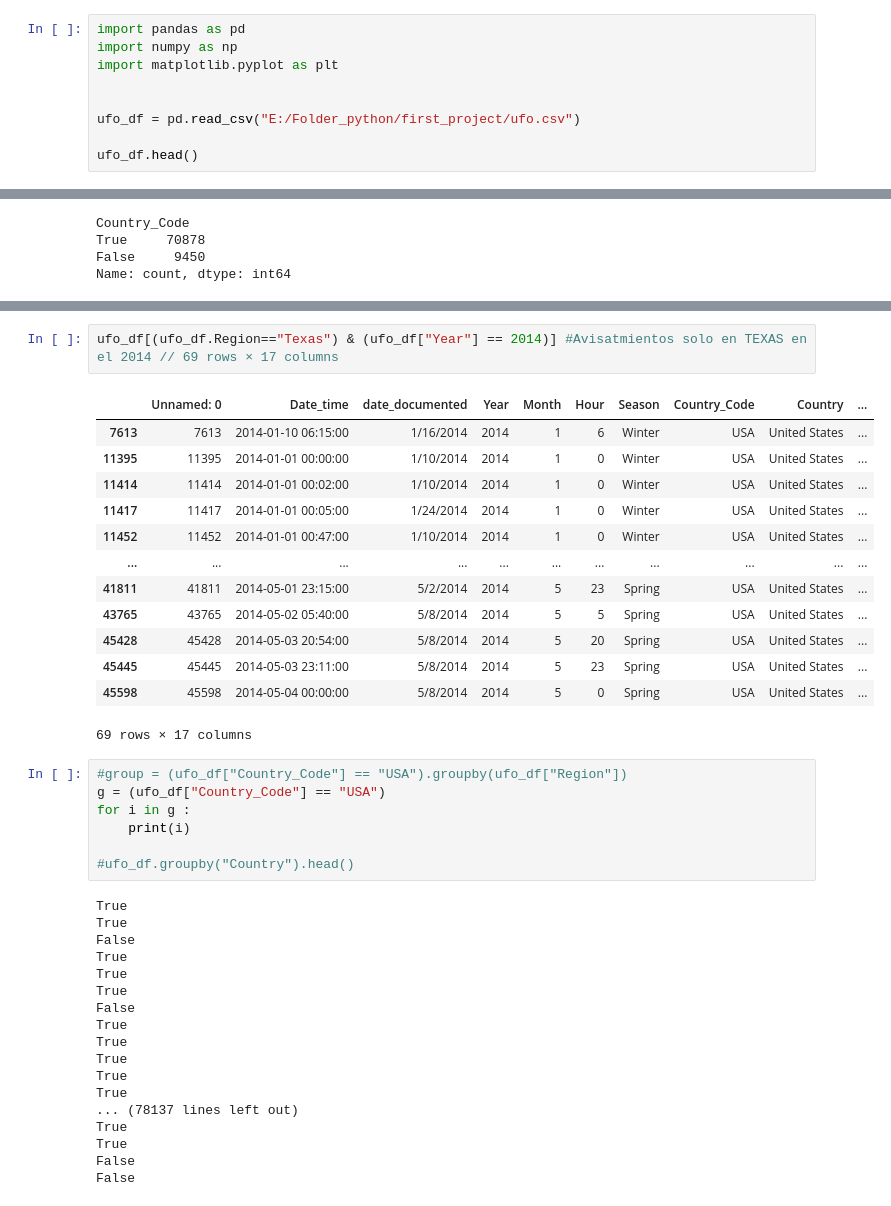
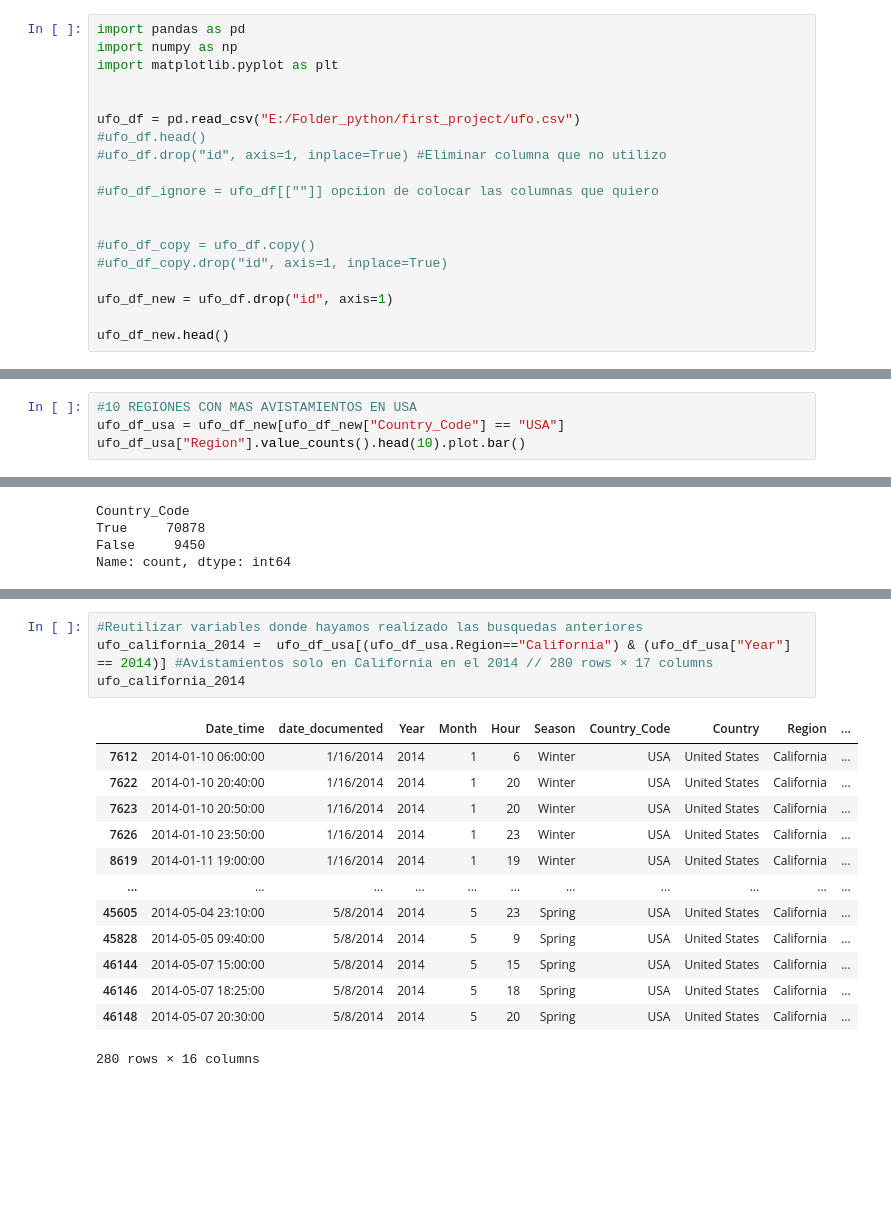
Before and after one commit to awchacon/first_project, a Jupyter notebook: first_project.ipynb, the cells around one changed output, grey strips where cells are left out. Drawn from its saved outputs; the diff is of its cells as text; blank space fills up the shorter version.

```diff
--- a/first_project.ipynb
+++ b/first_project.ipynb
@@ -9,6 +9,16 @@ import matplotlib.pyplot as plt
 
 
 ufo_df = pd.read_csv("E:/Folder_python/first_project/ufo.csv")
+#ufo_df.head()
+#ufo_df.drop("id", axis=1, inplace=True) #Eliminar columna que no utilizo
 
-ufo_df.head()
+#ufo_df_ignore = ufo_df[[""]] opciion de colocar las columnas que quiero
+
+
+#ufo_df_copy = ufo_df.copy()
+#ufo_df_copy.drop("id", axis=1, inplace=True)
+
+ufo_df_new = ufo_df.drop("id", axis=1)
+
+ufo_df_new.head()
 # %% [output]
@@ -119,3 +131,7 @@ United States  California      9625
                Ohio            2430
                Michigan        2056
 Name: count, dtype: int64
+# %%
+#10 REGIONES CON MAS AVISTAMIENTOS EN USA
+ufo_df_usa = ufo_df_new[ufo_df_new["Country_Code"] == "USA"]
+ufo_df_usa["Region"].value_counts().head(10).plot.bar()
@@ -152,41 +173,18 @@ plt_2020.plot.bar()
 # %%
-ufo_df[(ufo_df.Region=="Texas") & (ufo_df["Year"] == 2014)] #Avisatmientos solo en TEXAS en el 2014 // 69 rows × 17 columns
+#Reutilizar variables donde hayamos realizado las busquedas anteriores
+ufo_california_2014 =  ufo_df_usa[(ufo_df_usa.Region=="California") & (ufo_df_usa["Year"] == 2014)] #Avistamientos solo en California en el 2014 // 280 rows × 17 columns
+ufo_california_2014
 # %% [output]
-|  | Unnamed: 0 | Date_time | date_documented | Year | Month | Hour | Season | Country_Code | Country | ... |
-| 7613 | 7613 | 2014-01-10 06:15:00 | 1/16/2014 | 2014 | 1 | 6 | Winter | USA | United States | ... |
-| 11395 | 11395 | 2014-01-01 00:00:00 | 1/10/2014 | 2014 | 1 | 0 | Winter | USA | United States | ... |
-| 11414 | 11414 | 2014-01-01 00:02:00 | 1/10/2014 | 2014 | 1 | 0 | Winter | USA | United States | ... |
-| 11417 | 11417 | 2014-01-01 00:05:00 | 1/24/2014 | 2014 | 1 | 0 | Winter | USA | United States | ... |
-| 11452 | 11452 | 2014-01-01 00:47:00 | 1/10/2014 | 2014 | 1 | 0 | Winter | USA | United States | ... |
+|  | Date_time | date_documented | Year | Month | Hour | Season | Country_Code | Country | Region | ... |
+| 7612 | 2014-01-10 06:00:00 | 1/16/2014 | 2014 | 1 | 6 | Winter | USA | United States | California | ... |
+| 7622 | 2014-01-10 20:40:00 | 1/16/2014 | 2014 | 1 | 20 | Winter | USA | United States | California | ... |
+| 7623 | 2014-01-10 20:50:00 | 1/16/2014 | 2014 | 1 | 20 | Winter | USA | United States | California | ... |
+| 7626 | 2014-01-10 23:50:00 | 1/16/2014 | 2014 | 1 | 23 | Winter | USA | United States | California | ... |
+| 8619 | 2014-01-11 19:00:00 | 1/16/2014 | 2014 | 1 | 19 | Winter | USA | United States | California | ... |
 | ... | ... | ... | ... | ... | ... | ... | ... | ... | ... | ... |
-| 41811 | 41811 | 2014-05-01 23:15:00 | 5/2/2014 | 2014 | 5 | 23 | Spring | USA | United States | ... |
-| 43765 | 43765 | 2014-05-02 05:40:00 | 5/8/2014 | 2014 | 5 | 5 | Spring | USA | United States | ... |
-| 45428 | 45428 | 2014-05-03 20:54:00 | 5/8/2014 | 2014 | 5 | 20 | Spring | USA | United States | ... |
-| 45445 | 45445 | 2014-05-03 23:11:00 | 5/8/2014 | 2014 | 5 | 23 | Spring | USA | United States | ... |
-| 45598 | 45598 | 2014-05-04 00:00:00 | 5/8/2014 | 2014 | 5 | 0 | Spring | USA | United States | ... |
+| 45605 | 2014-05-04 23:10:00 | 5/8/2014 | 2014 | 5 | 23 | Spring | USA | United States | California | ... |
+| 45828 | 2014-05-05 09:40:00 | 5/8/2014 | 2014 | 5 | 9 | Spring | USA | United States | California | ... |
+| 46144 | 2014-05-07 15:00:00 | 5/8/2014 | 2014 | 5 | 15 | Spring | USA | United States | California | ... |
+| 46146 | 2014-05-07 18:25:00 | 5/8/2014 | 2014 | 5 | 18 | Spring | USA | United States | California | ... |
+| 46148 | 2014-05-07 20:30:00 | 5/8/2014 | 2014 | 5 | 20 | Spring | USA | United States | California | ... |
-69 rows × 17 columns
+280 rows × 16 columns
-# %%
-#group = (ufo_df["Country_Code"] == "USA").groupby(ufo_df["Region"])
-g = (ufo_df["Country_Code"] == "USA")
-for i in g :
-    print(i)
-
-#ufo_df.groupby("Country").head()
-# %% [output]
-True
-True
-False
-True
-True
-True
-False
-True
-True
-True
-True
-True
-... (78137 lines left out)
-True
-True
-False
-False
```
Also changed, not shown: parts of 18 cells of this notebook, 2 other files.
